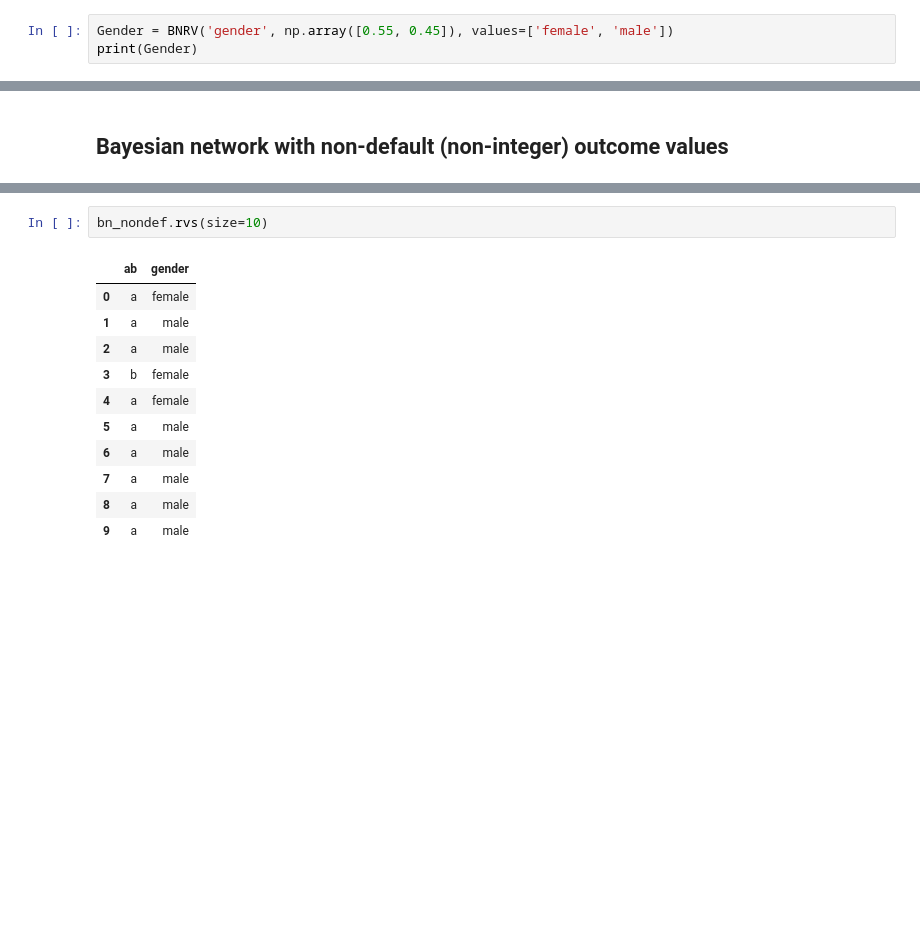
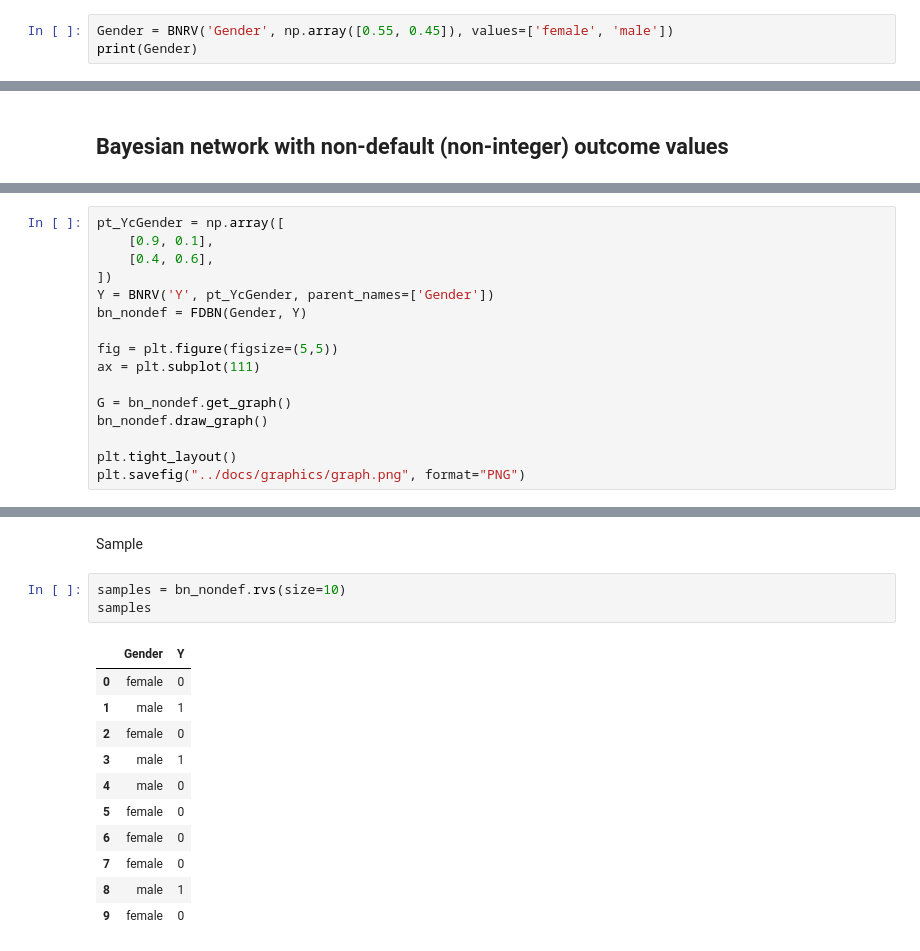
Before and after one commit to munichpavel/fake-data-for-learning, a Jupyter notebook: notebooks/bayesian-network.ipynb, the cells around one changed output, grey strips where cells are left out. Drawn from its saved outputs; the diff is of its cells as text; blank space fills up the shorter version.

```diff
--- a/notebooks/bayesian-network.ipynb
+++ b/notebooks/bayesian-network.ipynb
@@ -70,6 +73,6 @@ array([0, 0, 0, 1, 0, 0, 0, 0, 0, 0])
 # %% [markdown]
 If the random variable take on non-default (i.e. non-natural number) values, then these values must be mapped to the default of values by a label encoder.
 # %%
-Gender = BNRV('gender', np.array([0.55, 0.45]), values=['female', 'male'])
+Gender = BNRV('Gender', np.array([0.55, 0.45]), values=['female', 'male'])
 print(Gender)
 # %% [output]
@@ -194,0 +190,16 @@ bn_nondef.draw_graph()
+# %%
+pt_YcGender = np.array([
+    [0.9, 0.1],
+    [0.4, 0.6],
+])
+Y = BNRV('Y', pt_YcGender, parent_names=['Gender'])
+bn_nondef = FDBN(Gender, Y)
+
+fig = plt.figure(figsize=(5,5))
+ax = plt.subplot(111)
+
+G = bn_nondef.get_graph()
+bn_nondef.draw_graph()
+
+plt.tight_layout()
+plt.savefig("../docs/graphics/graph.png", format="PNG")
@@ -195,14 +208,18 @@ bn_nondef.draw_graph()
+# %% [markdown]
+
+Sample
 # %%
-bn_nondef.rvs(size=10)
+samples = bn_nondef.rvs(size=10)
+samples
 # %% [output]
-|  | ab | gender |
-| 0 | a | female |
-| 1 | a | male |
-| 2 | a | male |
-| 3 | b | female |
-| 4 | a | female |
-| 5 | a | male |
-| 6 | a | male |
-| 7 | a | male |
-| 8 | a | male |
-| 9 | a | male |
+|  | Gender | Y |
+| 0 | female | 0 |
+| 1 | male | 1 |
+| 2 | female | 0 |
+| 3 | male | 1 |
+| 4 | male | 0 |
+| 5 | female | 0 |
+| 6 | female | 0 |
+| 7 | female | 0 |
+| 8 | male | 1 |
+| 9 | female | 0 |
```
Also changed, not shown: parts of 12 cells of this notebook, 3 other files.
